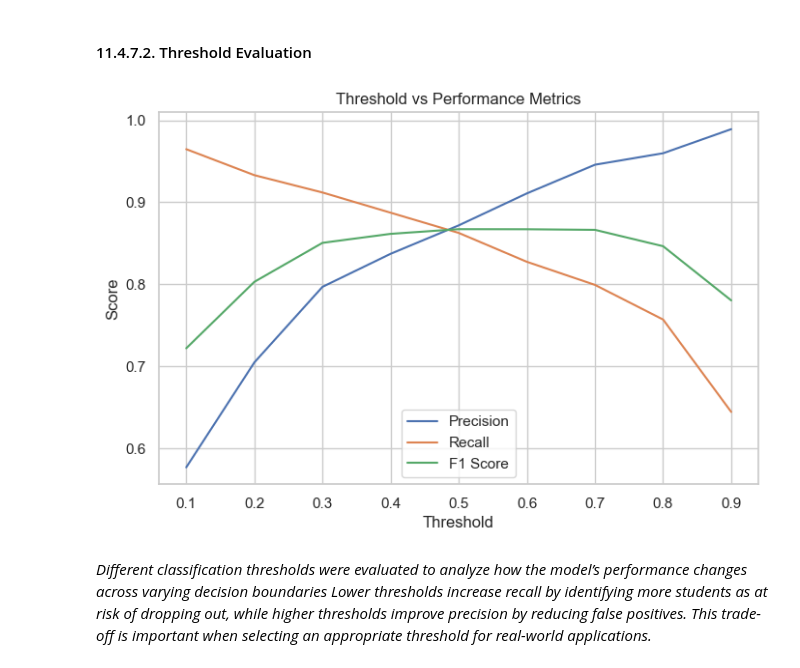
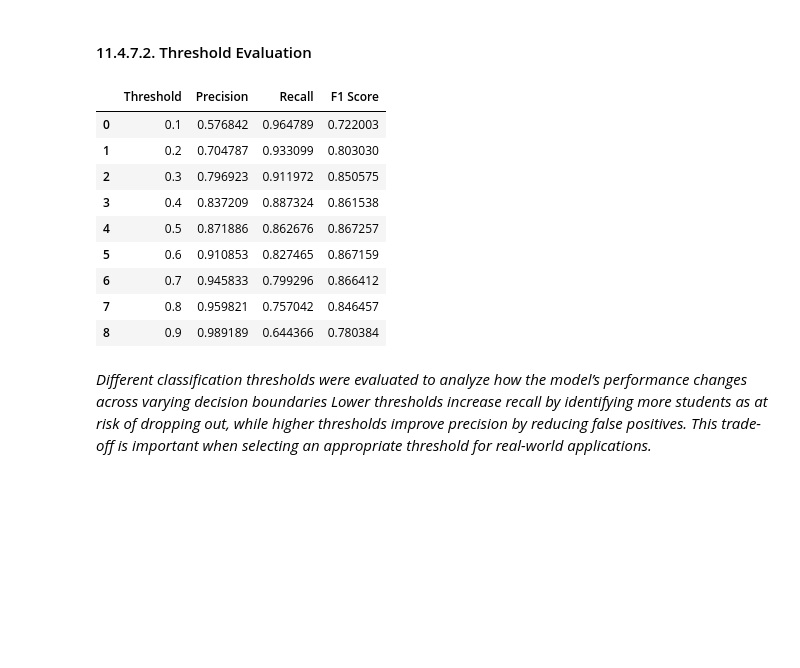
Before and after one commit to DimitarMalamski/student-dropout-predictor, a Jupyter notebook: notebooks/dropout_predictor.ipynb, the cells around one changed output. Drawn from its saved outputs; the diff is of its cells as text; code cells hidden in the pictures; blank space fills up the shorter version.

```diff
--- a/notebooks/dropout_predictor.ipynb
+++ b/notebooks/dropout_predictor.ipynb
@@ -1854,28 +1854,39 @@ Threshold tuning is applied to the `Ethical Gradient Boosting` model, as it achi
 # %%
 thresholds = [0.1, 0.2, 0.3, 0.4, 0.5, 0.6, 0.7, 0.8, 0.9]
 
 threshold_results = []
 
 for t in thresholds:
   y_pred_t = (gb_probs_eth > t).astype(int)
 
   precision_t = precision_score(y_test_eth, y_pred_t)
   recall_t = recall_score(y_test_eth, y_pred_t)
   f1_t = f1_score(y_test_eth, y_pred_t)
 
   threshold_results.append([t, precision_t, recall_t, f1_t])
 
 threshold_df = pd.DataFrame(
   threshold_results,
   columns=["Threshold", "Precision", "Recall", "F1 Score"]
 )
 
-threshold_df.set_index("Threshold")[["Precision", "Recall", "F1 Score"]].plot(figsize=(8,5))
-plt.title("Threshold vs Performance Metrics")
-plt.ylabel("Score")
-plt.show()
+threshold_df
+
+# set_index("Threshold")[["Precision", "Recall", "F1 Score"]].plot(figsize=(8,5))
+# plt.title("Threshold vs Performance Metrics")
+# plt.ylabel("Score")
+# plt.show()
 # %% [output]
-[figure, removed]
+|  | Threshold | Precision | Recall | F1 Score |
+| 0 | 0.1 | 0.576842 | 0.964789 | 0.722003 |
+| 1 | 0.2 | 0.704787 | 0.933099 | 0.803030 |
+| 2 | 0.3 | 0.796923 | 0.911972 | 0.850575 |
+| 3 | 0.4 | 0.837209 | 0.887324 | 0.861538 |
+| 4 | 0.5 | 0.871886 | 0.862676 | 0.867257 |
+| 5 | 0.6 | 0.910853 | 0.827465 | 0.867159 |
+| 6 | 0.7 | 0.945833 | 0.799296 | 0.866412 |
+| 7 | 0.8 | 0.959821 | 0.757042 | 0.846457 |
+| 8 | 0.9 | 0.989189 | 0.644366 | 0.780384 |
 # %% [markdown]
 _Different classification thresholds were evaluated to analyze how the model’s performance changes across varying decision boundaries Lower thresholds increase recall by identifying more students as at risk of dropping out, while higher thresholds improve precision by reducing false positives. This trade-off is important when selecting an appropriate threshold for real-world applications._
 # %% [markdown]
```
Also changed, not shown: parts of 1 cell of this notebook, 49 other files.
